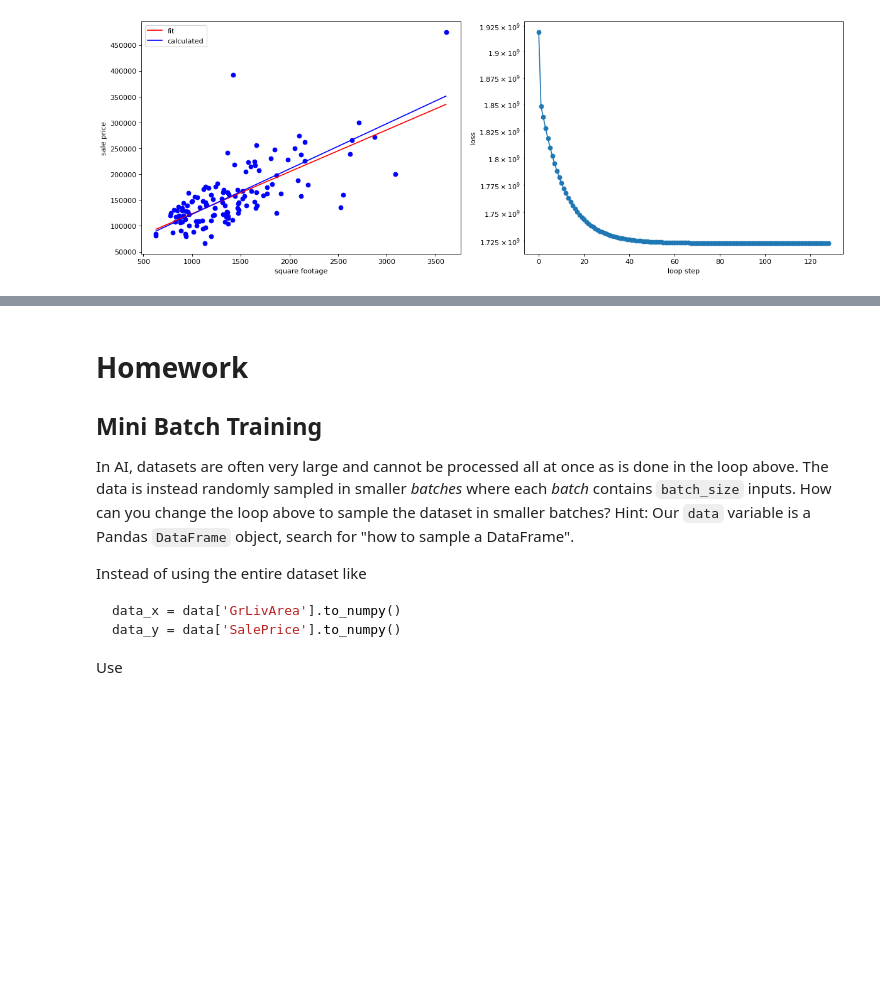
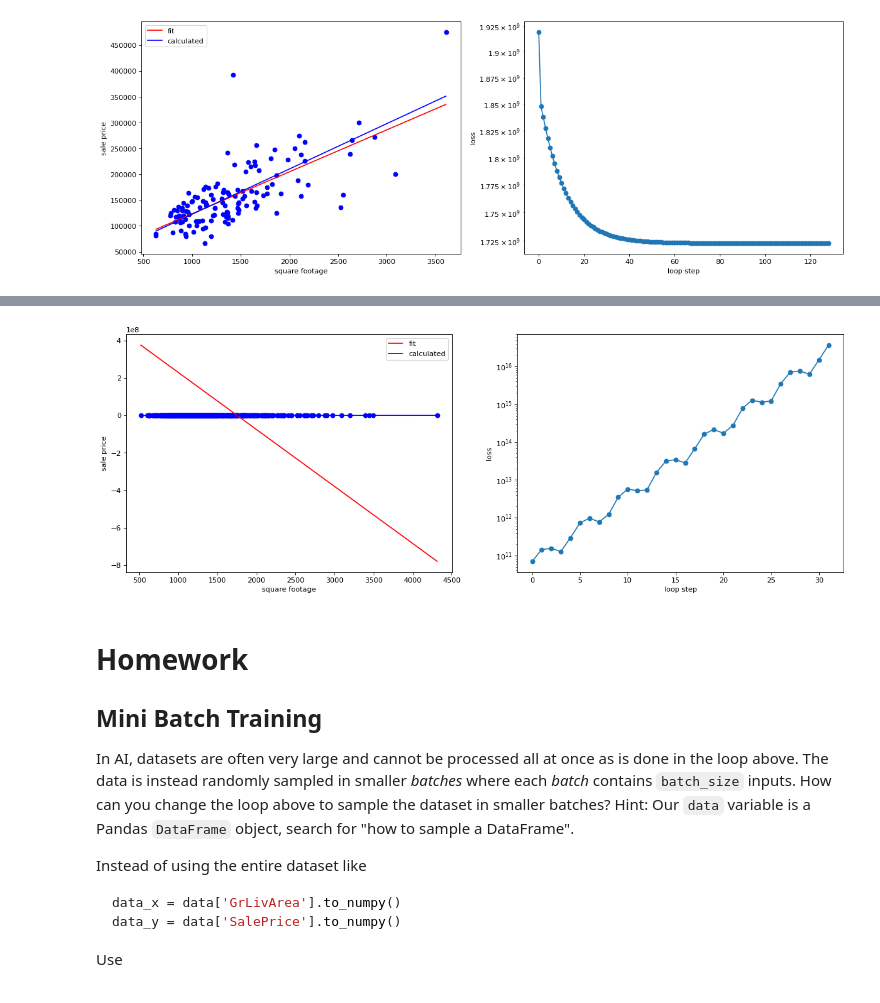
Before and after one commit to hrishisrini/ai-science-training-series, a Jupyter notebook: 01_intro_AI_on_Supercomputer/01_linear_regression_sgd.ipynb, the cells around one changed output, grey strips where cells are left out. Cells and saved outputs as stored; diff of their text form; code cells hidden in the pictures; blank space fills up the shorter version.

```diff
--- a/01_intro_AI_on_Supercomputer/01_linear_regression_sgd.ipynb
+++ b/01_intro_AI_on_Supercomputer/01_linear_regression_sgd.ipynb
@@ -727,0 +728,60 @@ for i in range(loop_N):
+# %%
+# set our initial slope and intercept
+m = 5.
+b = 1000.
+batch_size = 64 * 8
+# set a learning rate for each parameter
+learning_rate_m = 1e-7 * 8
+learning_rate_b = 1e-1 * 8
+# use these to plot our progress over time
+loss_history = []
+# convert panda data to numpy arrays, one for the "Ground Living Area" and one for "Sale Price"
+data_batch = data.sample(batch_size)
+data_x = data_batch['GrLivArea'].to_numpy()
+data_y = data_batch['SalePrice'].to_numpy()
+# we run our loop N times
+loop_N = 30*len(data)//batch_size
+for i in range(loop_N):
+   # update our slope and intercept based on the current values
+   m = updated_m(data_x,data_y,m,b,learning_rate_m)
+   b = updated_b(data_x,data_y,m,b,learning_rate_b)
+
+   # calculate the loss value
+   loss_value = np.mean(loss(data_x,data_y,m,b))
+
+   # keep a history of our loss values
+   loss_history.append(loss_value)
+
+   # print our progress
+   print('[%03d]  dy_i = %.2f * x + %.2f     previously calculated: y_i = %.2f * x + %.2f    loss: %f' % (i,m,b,m_calc,b_calc,loss_value))
+
+   # close/delete previous plots
+   plt.close('all')
+
+   # create a 1 by 2 plot grid
+   fig,ax = plt.subplots(1,2,figsize=(18,6),dpi=80)
+   # lot our usual output
+   plot_data(data_x,data_y,m,b,ax[0])
+
+   # here we also plot the calculated linear fit for comparison
+   line_x = np.arange(data_x.min(),data_x.max())
+   line_y = line_x * m_calc + b_calc
+   ax[0].plot(line_x,line_y,'b-',label='calculated')
+   # add a legend to the plot and x/y labels
+   ax[0].legend()
+   ax[0].set_xlabel('square footage')
+   ax[0].set_ylabel('sale price')
+
+   # plot the loss
+   loss_x = np.arange(0,len(loss_history))
+   loss_y = np.asarray(loss_history)
+   ax[1].plot(loss_x,loss_y, 'o-')
+   ax[1].set_yscale('log')
+   ax[1].set_xlabel('loop step')
+   ax[1].set_ylabel('loss')
+   plt.show()
+   # gives us time to see the plot
+   time.sleep(2.5)
+   # clears the plot when the next plot is ready to show.
+   ipydis.clear_output(wait=True)
+# %% [output]
@@ -728,3 +789,4 @@ for i in range(loop_N):
+[figure, added]
 # %% [markdown]
 # Homework
 ## Mini Batch Training
```
Also changed, not shown: parts of 2 cells of this notebook.
